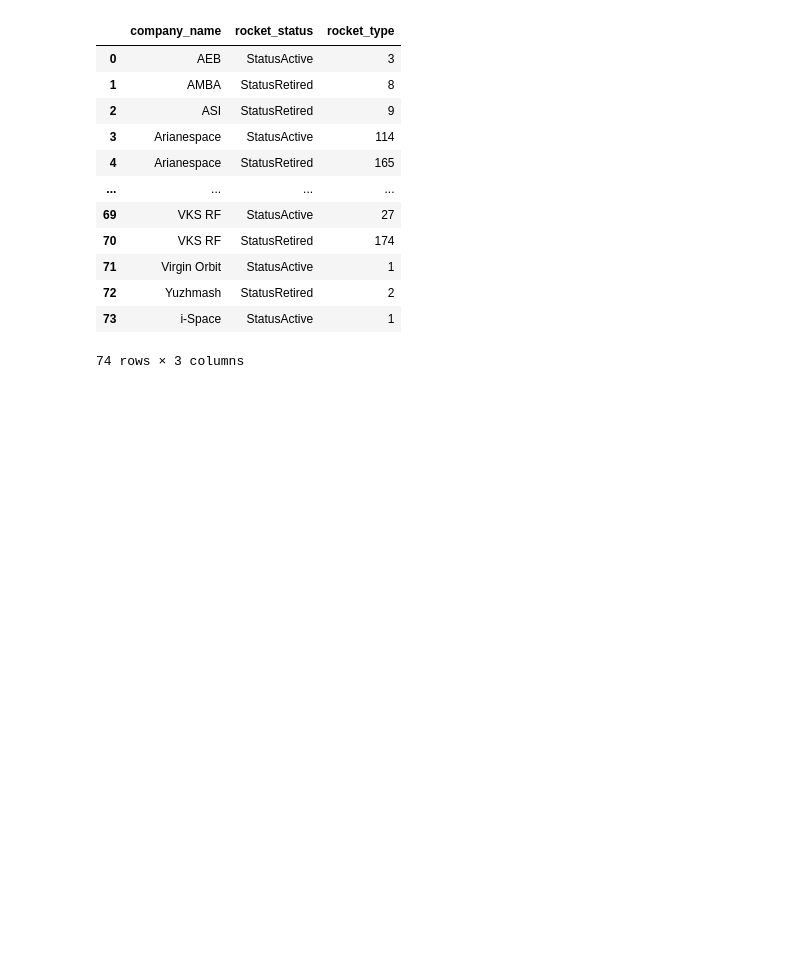
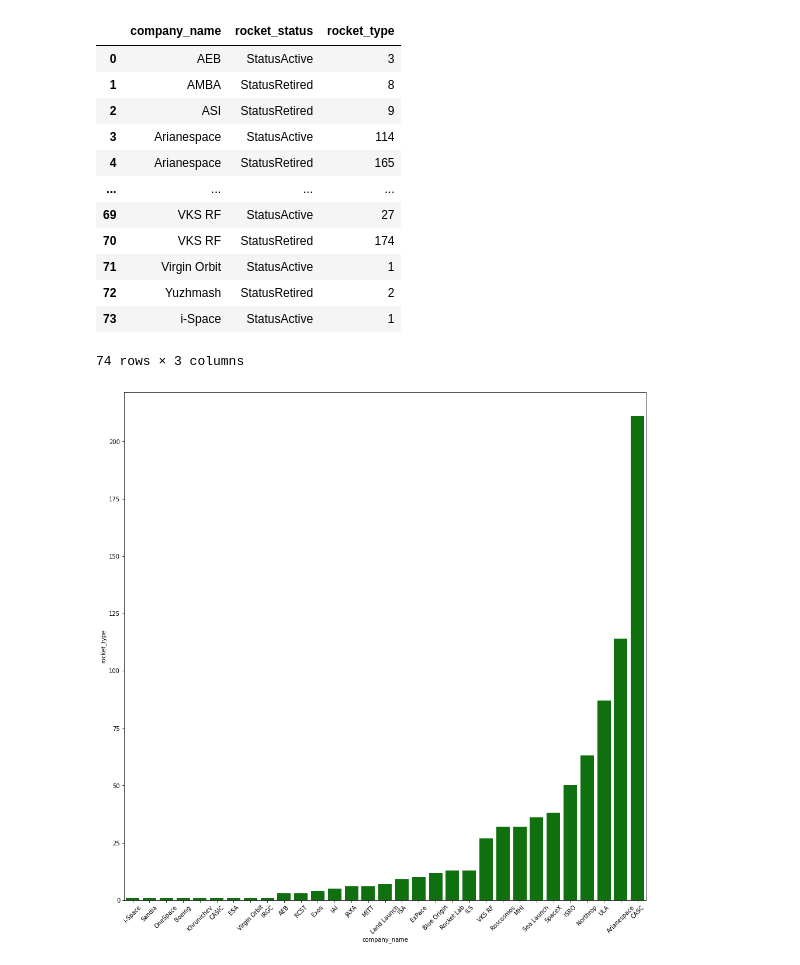
Before and after one commit to dungeons-and-dorks/Final-Frontier, a Jupyter notebook: yvonnes_stuff/notes.ipynb, the cells around one changed output. Cells and saved outputs as stored; diff of their text form; code cells hidden in the pictures; blank space fills up the shorter version.

Commit message:
explored retired vs active

```diff
--- a/yvonnes_stuff/notes.ipynb
+++ b/yvonnes_stuff/notes.ipynb
@@ -350,0 +349,9 @@ sns.barplot(x=)
+# %%
+plt.figure(figsize=(16,16))
+
+chart = sns.barplot(x=active.company_name, y=active.rocket_type, color="green")
+chart.set_xticklabels(chart.get_xticklabels(), rotation=45)
+
+plt.show()
+# %% [output]
+[figure, added]
```
Also changed, not shown: parts of 8 cells of this notebook.
